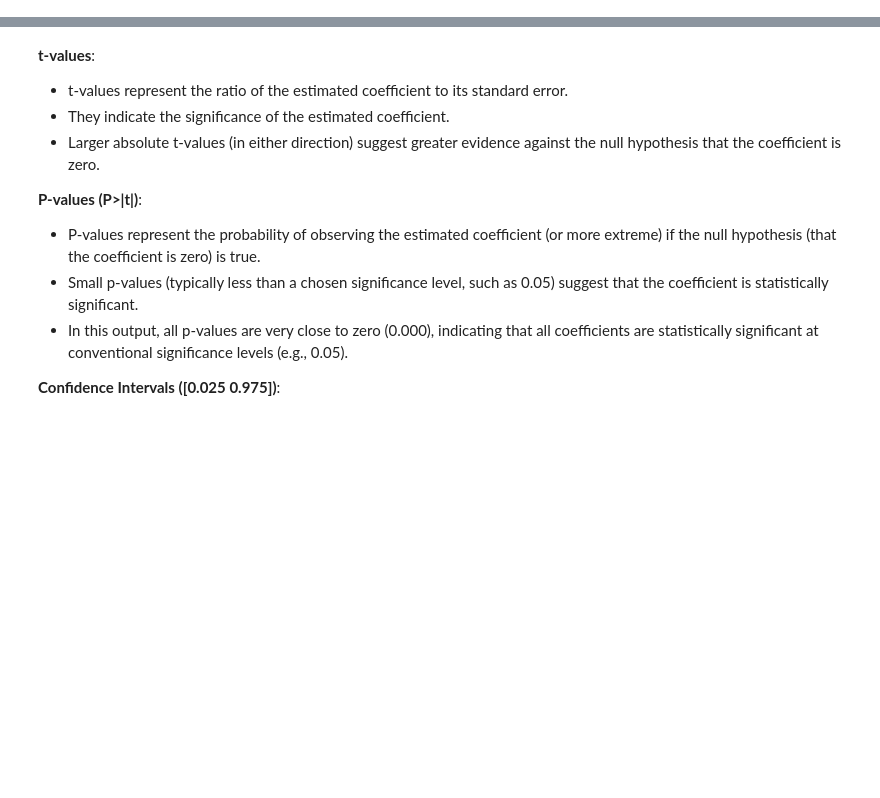
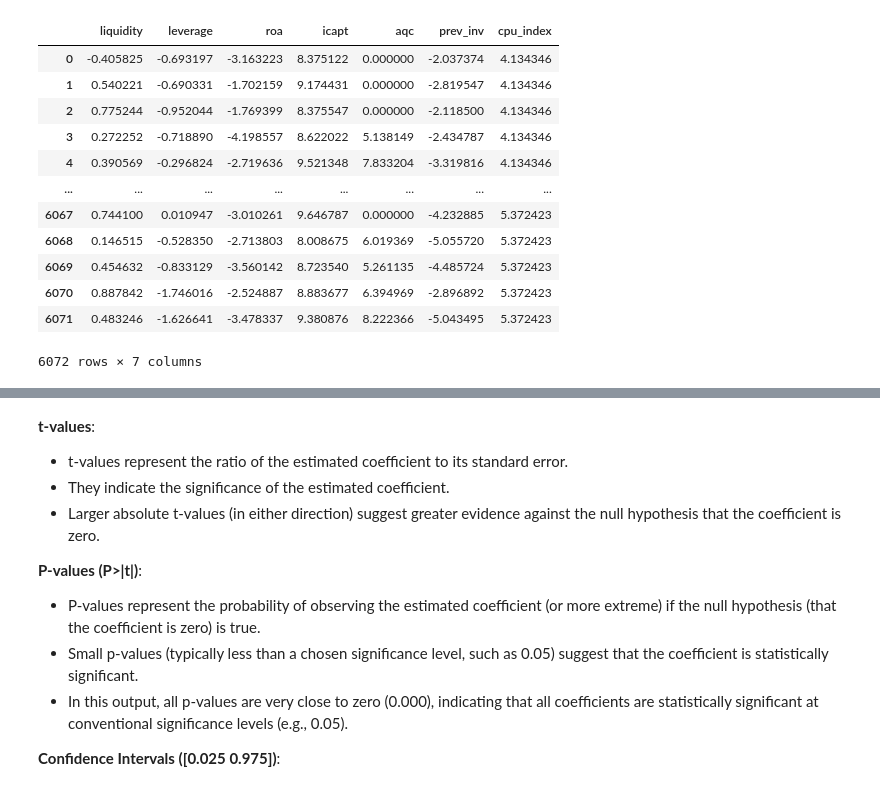
Before and after one commit to jainayushee/climate-uncertainty-corporate-investment, a Jupyter notebook: Model.ipynb, the cells around one changed output, grey strips where cells are left out. Saved outputs shown, nothing was run; the diff lists cells and outputs as text; code cells hidden in the pictures; blank space fills up the shorter version.

```diff
--- a/Model.ipynb
+++ b/Model.ipynb
@@ -4,0 +145,20 @@ df = pd.read_csv("combined_data1.csv")
+# %%
+import numpy as np
+X = X.applymap(lambda x: np.log(x) if x > 0 else x)
+y = np.log(combined_data['y'])
+# %%
+X
+# %% [output]
+|  | liquidity | leverage | roa | icapt | aqc | prev_inv | cpu_index |
+| 0 | -0.405825 | -0.693197 | -3.163223 | 8.375122 | 0.000000 | -2.037374 | 4.134346 |
+| 1 | 0.540221 | -0.690331 | -1.702159 | 9.174431 | 0.000000 | -2.819547 | 4.134346 |
+| 2 | 0.775244 | -0.952044 | -1.769399 | 8.375547 | 0.000000 | -2.118500 | 4.134346 |
+| 3 | 0.272252 | -0.718890 | -4.198557 | 8.622022 | 5.138149 | -2.434787 | 4.134346 |
+| 4 | 0.390569 | -0.296824 | -2.719636 | 9.521348 | 7.833204 | -3.319816 | 4.134346 |
+| ... | ... | ... | ... | ... | ... | ... | ... |
+| 6067 | 0.744100 | 0.010947 | -3.010261 | 9.646787 | 0.000000 | -4.232885 | 5.372423 |
+| 6068 | 0.146515 | -0.528350 | -2.713803 | 8.008675 | 6.019369 | -5.055720 | 5.372423 |
+| 6069 | 0.454632 | -0.833129 | -3.560142 | 8.723540 | 5.261135 | -4.485724 | 5.372423 |
+| 6070 | 0.887842 | -1.746016 | -2.524887 | 8.883677 | 6.394969 | -2.896892 | 5.372423 |
+| 6071 | 0.483246 | -1.626641 | -3.478337 | 9.380876 | 8.222366 | -5.043495 | 5.372423 |
+6072 rows × 7 columns
```
Also changed, not shown: parts of 19 cells of this notebook, 6 other files.
